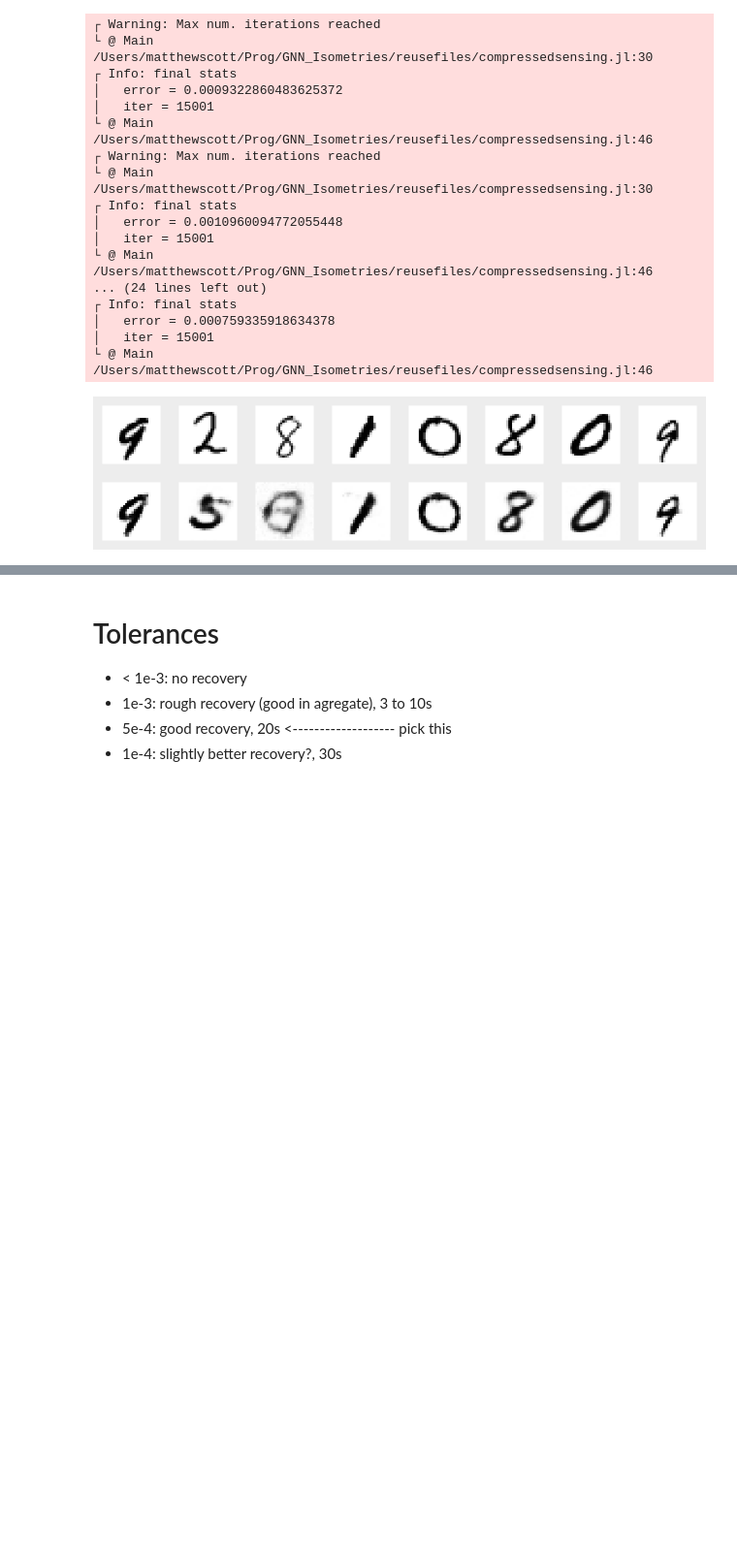
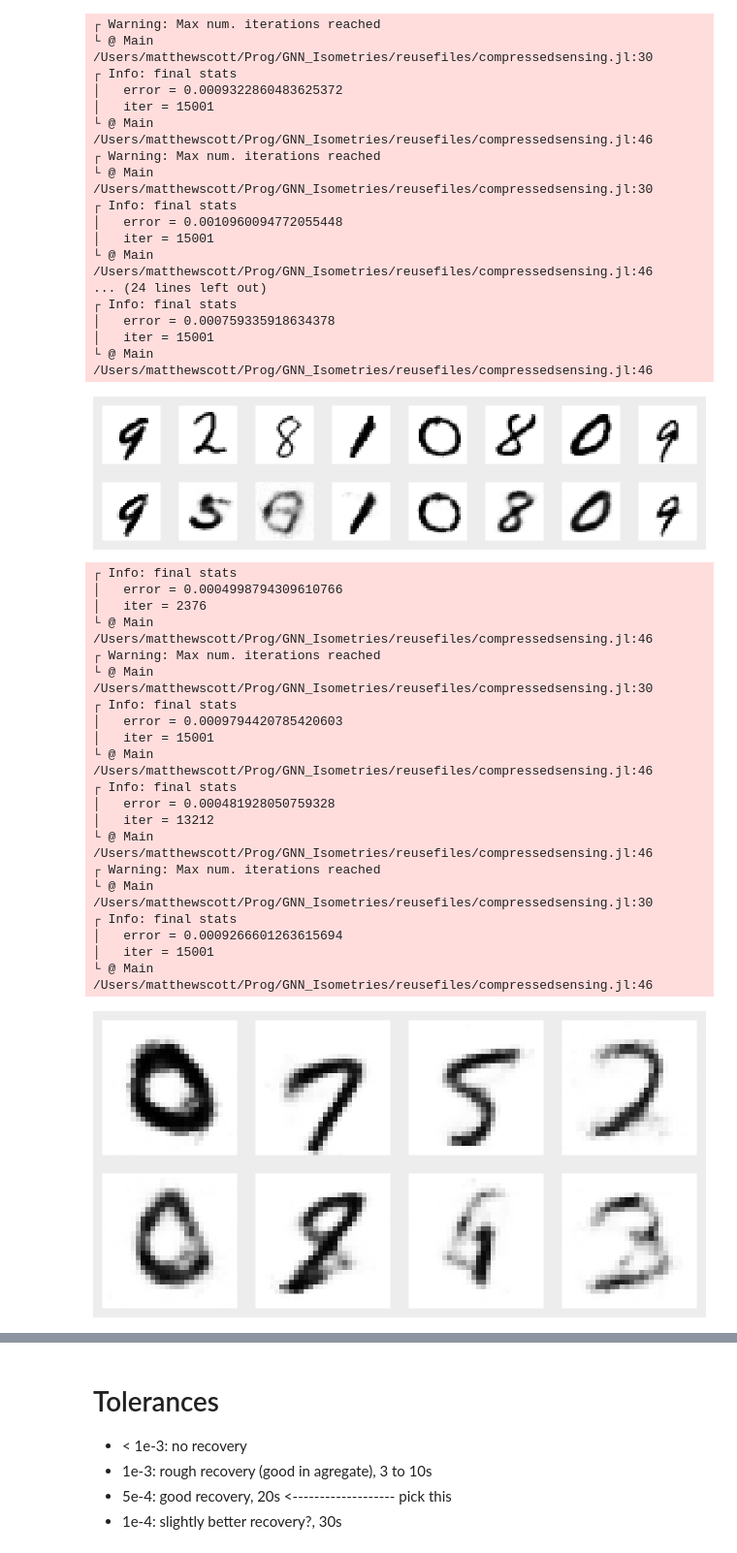
Before and after one commit to babhrujoshi/GNN_Isometries, a Jupyter notebook: reusefiles/recoverwithvae.ipynb, the cells around one changed output, grey strips where cells are left out. Shown at 97% size. Cells and saved outputs as stored; diff of their text form; code cells hidden in the pictures; blank space fills up the shorter version.

```diff
--- a/reusefiles/recoverwithvae.ipynb
+++ b/reusefiles/recoverwithvae.ipynb
@@ -29,3 +30,27 @@ plot_arrayoftestMNISTrecoveries(fullmodel, 8, 128, 16, 28^2)
 │   iter = 15001
 └ @ Main /Users/matthewscott/Prog/GNN_Isometries/reusefiles/compressedsensing.jl:46
 [figure]
+# %%
+plot_arrayoftestMNIST_presigmoid_recoveries(model, model.decoder, 4, 32, 16, 28^2)
+# %% [output]
+┌ Info: final stats
+│   error = 0.0004998794309610766
+│   iter = 2376
+└ @ Main /Users/matthewscott/Prog/GNN_Isometries/reusefiles/compressedsensing.jl:46
+┌ Warning: Max num. iterations reached
+└ @ Main /Users/matthewscott/Prog/GNN_Isometries/reusefiles/compressedsensing.jl:30
+┌ Info: final stats
+│   error = 0.0009794420785420603
+│   iter = 15001
+└ @ Main /Users/matthewscott/Prog/GNN_Isometries/reusefiles/compressedsensing.jl:46
+┌ Info: final stats
+│   error = 0.000481928050759328
+│   iter = 13212
+└ @ Main /Users/matthewscott/Prog/GNN_Isometries/reusefiles/compressedsensing.jl:46
+┌ Warning: Max num. iterations reached
+└ @ Main /Users/matthewscott/Prog/GNN_Isometries/reusefiles/compressedsensing.jl:30
+┌ Info: final stats
+│   error = 0.0009266601263615694
+│   iter = 15001
+└ @ Main /Users/matthewscott/Prog/GNN_Isometries/reusefiles/compressedsensing.jl:46
+[figure, added]
```
Also changed, not shown: parts of 5 cells of this notebook, 5 other files.
